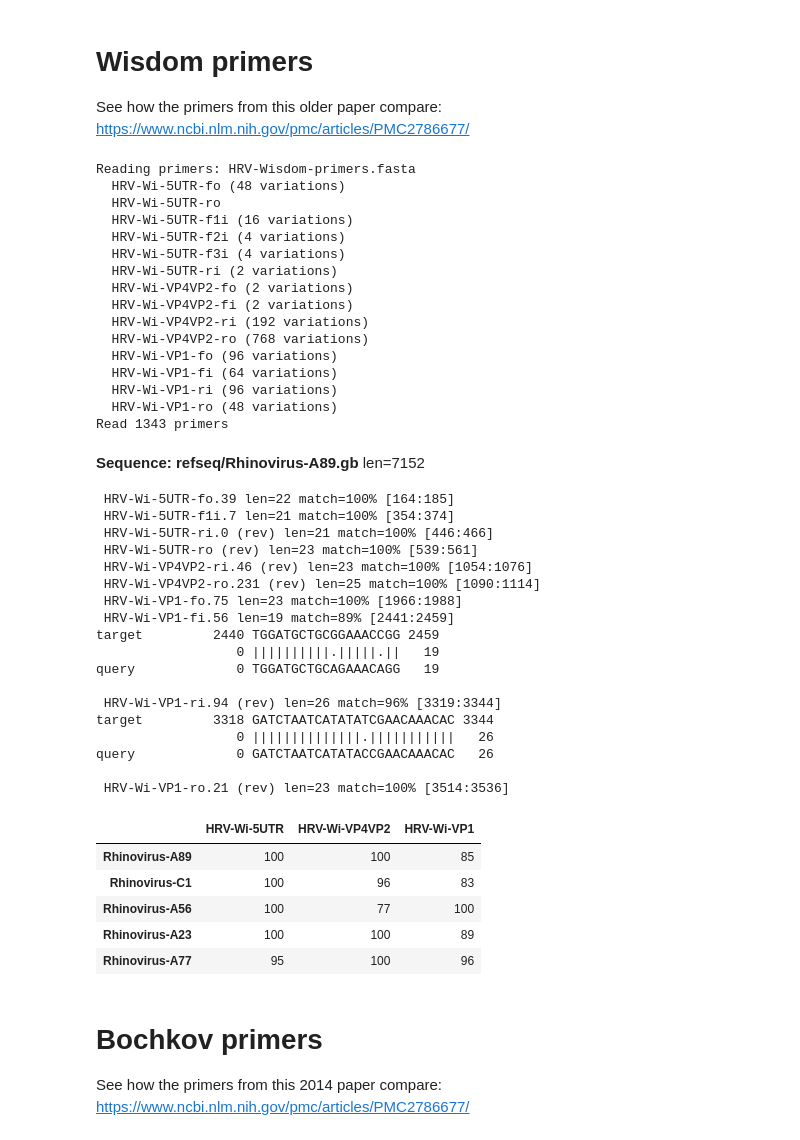
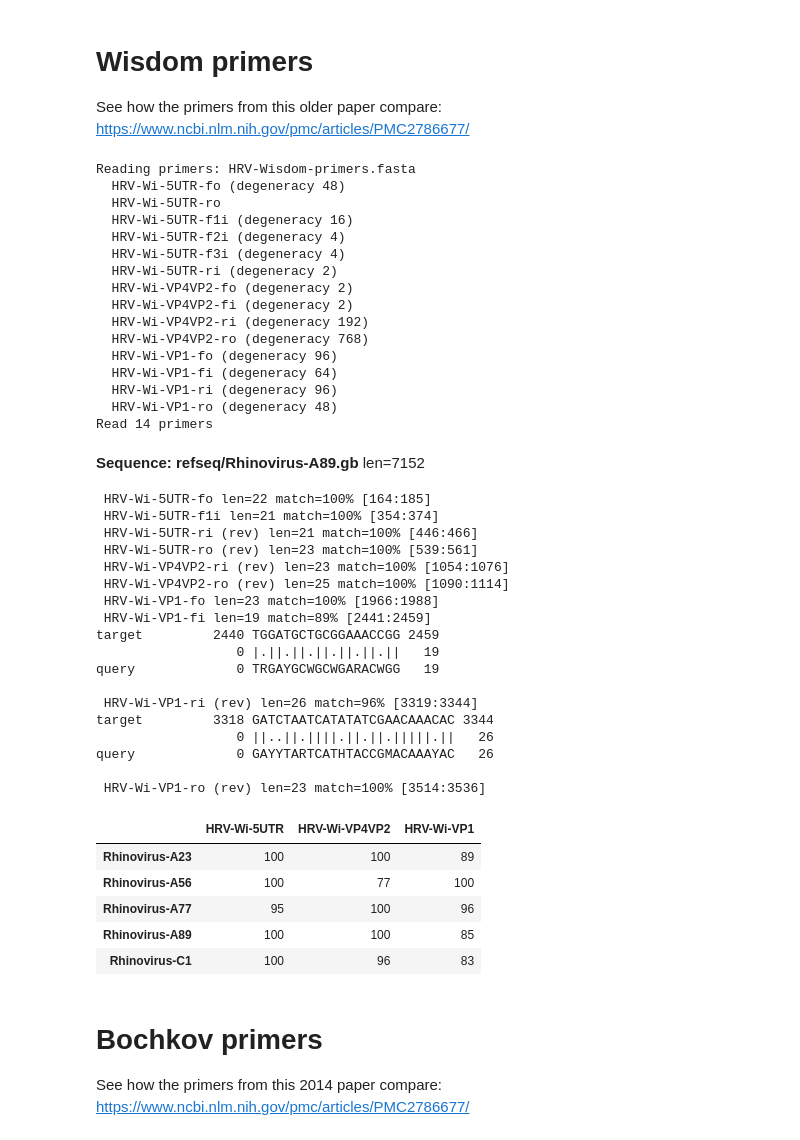
Before and after one commit to RByers/RespiCov-analyze, a Jupyter notebook: AssaySeqBinding-HRV.ipynb, the cells around one changed output. Saved outputs shown, nothing was run; the diff lists cells and outputs as text; code cells hidden in the pictures.

Commit message:
Tweak AssaySeqBinding-HRV

```diff
--- a/AssaySeqBinding-HRV.ipynb
+++ b/AssaySeqBinding-HRV.ipynb
@@ -50,12 +50,12 @@ def printAlignment(ref, seq, printAlignment=False):
     if printAlignment:
         print(a)
 
-def printSeqBinding(path, format=None, primers=primers):
+def printSeqBinding(path, format=None, primers=primers, matchThreshold=RCUtils.MATCH_THRESHOLD):
     if format is None:
         format = path.rsplit(".",1)[-1]
     record = SeqIO.read(path, format)
     display(HTML("<b>Sequence: %s</b>  len=%d" % (path, len(record))))
-    hits = RCUtils.computePrimerHits(record, primers, allowOverlaps=True, aligner=aligner)
+    hits = RCUtils.computePrimerHits(record, primers, allowOverlaps=True, aligner=aligner, matchThreshold=matchThreshold)
     for hit in sorted(hits, key=lambda hit: hit.start):
         print (" %s%s len=%d match=%d%% [%d:%d]" % (hit.primer.id, " (rev)" if hit.rev else "", len(hit.primer.seq), 100*hit.mr, hit.start+1, hit.end))
         if hit.mr < 1:
@@ -795,52 +795,52 @@ query             0 GGNTGGTGBTGGAARYTNCCNGA   23
 
 See how the primers from this older paper compare: https://www.ncbi.nlm.nih.gov/pmc/articles/PMC2786677/
 # %%
-wisdomPrimers = RCUtils.readPrimers("HRV-Wisdom-primers.fasta", display=True)
+wisdomPrimers = RCUtils.readPrimers("HRV-Wisdom-primers.fasta", display=True, expandAmbiguous=False)
 printSeqBinding("refseq/Rhinovirus-A89.gb", "gb", primers=wisdomPrimers)
 
 summaryTable("refseq/Rhinovirus-*.gb", "gb", primers=wisdomPrimers)
 # %% [output]
 Reading primers: HRV-Wisdom-primers.fasta
-  HRV-Wi-5UTR-fo (48 variations)
+  HRV-Wi-5UTR-fo (degeneracy 48)
   HRV-Wi-5UTR-ro
-  HRV-Wi-5UTR-f1i (16 variations)
-  HRV-Wi-5UTR-f2i (4 variations)
-  HRV-Wi-5UTR-f3i (4 variations)
-  HRV-Wi-5UTR-ri (2 variations)
-  HRV-Wi-VP4VP2-fo (2 variations)
-  HRV-Wi-VP4VP2-fi (2 variations)
-  HRV-Wi-VP4VP2-ri (192 variations)
-  HRV-Wi-VP4VP2-ro (768 variations)
-  HRV-Wi-VP1-fo (96 variations)
-  HRV-Wi-VP1-fi (64 variations)
-  HRV-Wi-VP1-ri (96 variations)
-  HRV-Wi-VP1-ro (48 variations)
-Read 1343 primers
+  HRV-Wi-5UTR-f1i (degeneracy 16)
+  HRV-Wi-5UTR-f2i (degeneracy 4)
+  HRV-Wi-5UTR-f3i (degeneracy 4)
+  HRV-Wi-5UTR-ri (degeneracy 2)
+  HRV-Wi-VP4VP2-fo (degeneracy 2)
+  HRV-Wi-VP4VP2-fi (degeneracy 2)
+  HRV-Wi-VP4VP2-ri (degeneracy 192)
+  HRV-Wi-VP4VP2-ro (degeneracy 768)
+  HRV-Wi-VP1-fo (degeneracy 96)
+  HRV-Wi-VP1-fi (degeneracy 64)
+  HRV-Wi-VP1-ri (degeneracy 96)
+  HRV-Wi-VP1-ro (degeneracy 48)
+Read 14 primers
 Sequence: refseq/Rhinovirus-A89.gb len=7152
- HRV-Wi-5UTR-fo.39 len=22 match=100% [164:185]
- HRV-Wi-5UTR-f1i.7 len=21 match=100% [354:374]
- HRV-Wi-5UTR-ri.0 (rev) len=21 match=100% [446:466]
+ HRV-Wi-5UTR-fo len=22 match=100% [164:185]
+ HRV-Wi-5UTR-f1i len=21 match=100% [354:374]
+ HRV-Wi-5UTR-ri (rev) len=21 match=100% [446:466]
  HRV-Wi-5UTR-ro (rev) len=23 match=100% [539:561]
- HRV-Wi-VP4VP2-ri.46 (rev) len=23 match=100% [1054:1076]
- HRV-Wi-VP4VP2-ro.231 (rev) len=25 match=100% [1090:1114]
- HRV-Wi-VP1-fo.75 len=23 match=100% [1966:1988]
- HRV-Wi-VP1-fi.56 len=19 match=89% [2441:2459]
+ HRV-Wi-VP4VP2-ri (rev) len=23 match=100% [1054:1076]
+ HRV-Wi-VP4VP2-ro (rev) len=25 match=100% [1090:1114]
+ HRV-Wi-VP1-fo len=23 match=100% [1966:1988]
+ HRV-Wi-VP1-fi len=19 match=89% [2441:2459]
 target         2440 TGGATGCTGCGGAAACCGG 2459
-                  0 ||||||||||.|||||.||   19
-query             0 TGGATGCTGCAGAAACAGG   19
+                  0 |.||.||.||.||.||.||   19
+query             0 TRGAYGCWGCWGARACWGG   19
 
- HRV-Wi-VP1-ri.94 (rev) len=26 match=96% [3319:3344]
+ HRV-Wi-VP1-ri (rev) len=26 match=96% [3319:3344]
 target         3318 GATCTAATCATATATCGAACAAACAC 3344
-                  0 ||||||||||||||.|||||||||||   26
-query             0 GATCTAATCATATACCGAACAAACAC   26
+                  0 ||..||.||||.||.||.|||||.||   26
+query             0 GAYYTARTCATHTACCGMACAAAYAC   26
 
- HRV-Wi-VP1-ro.21 (rev) len=23 match=100% [3514:3536]
+ HRV-Wi-VP1-ro (rev) len=23 match=100% [3514:3536]
 |  | HRV-Wi-5UTR | HRV-Wi-VP4VP2 | HRV-Wi-VP1 |
+| Rhinovirus-A23 | 100 | 100 | 89 |
+| Rhinovirus-A56 | 100 | 77 | 100 |
+| Rhinovirus-A77 | 95 | 100 | 96 |
 | Rhinovirus-A89 | 100 | 100 | 85 |
 | Rhinovirus-C1 | 100 | 96 | 83 |
-| Rhinovirus-A56 | 100 | 77 | 100 |
-| Rhinovirus-A23 | 100 | 100 | 89 |
-| Rhinovirus-A77 | 95 | 100 | 96 |
 # %% [markdown]
 # Bochkov primers
 
```
Also changed, not shown: parts of 3 cells of this notebook.
